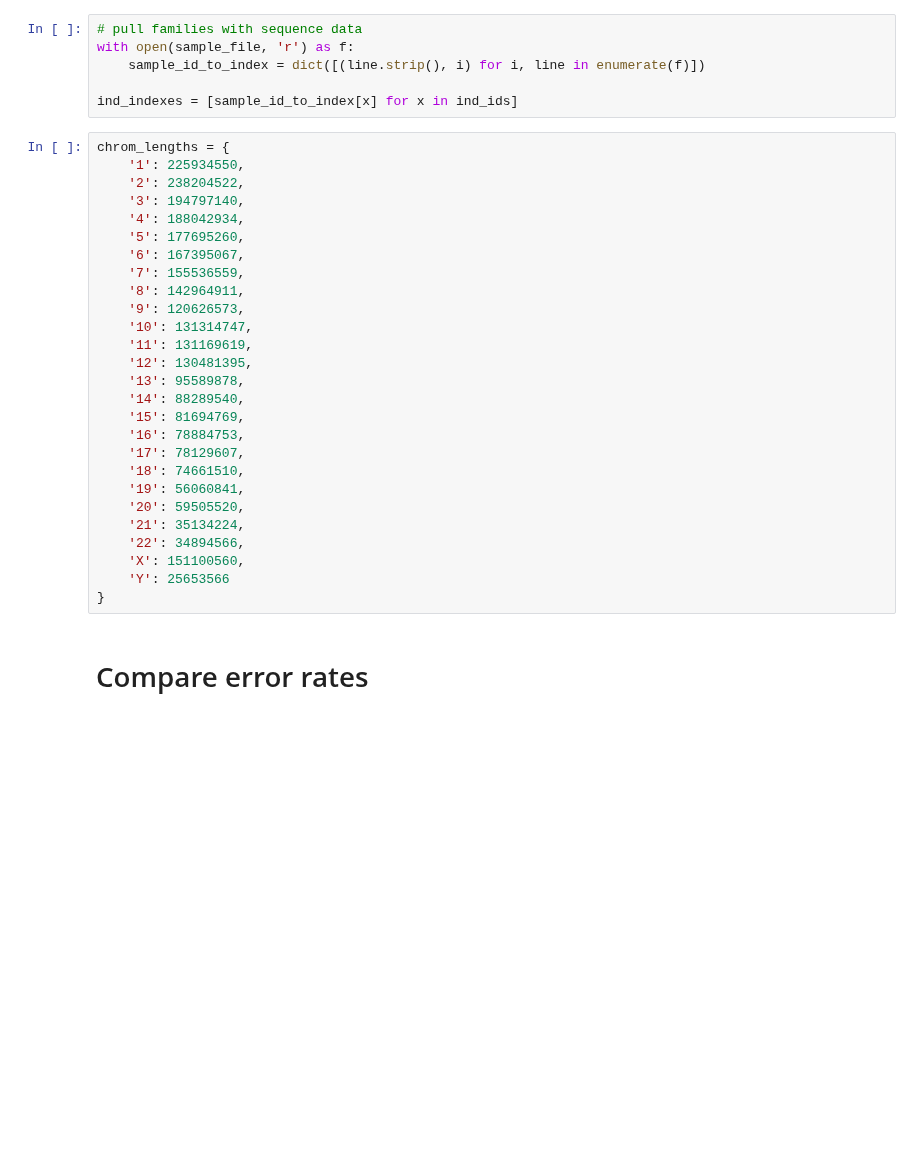
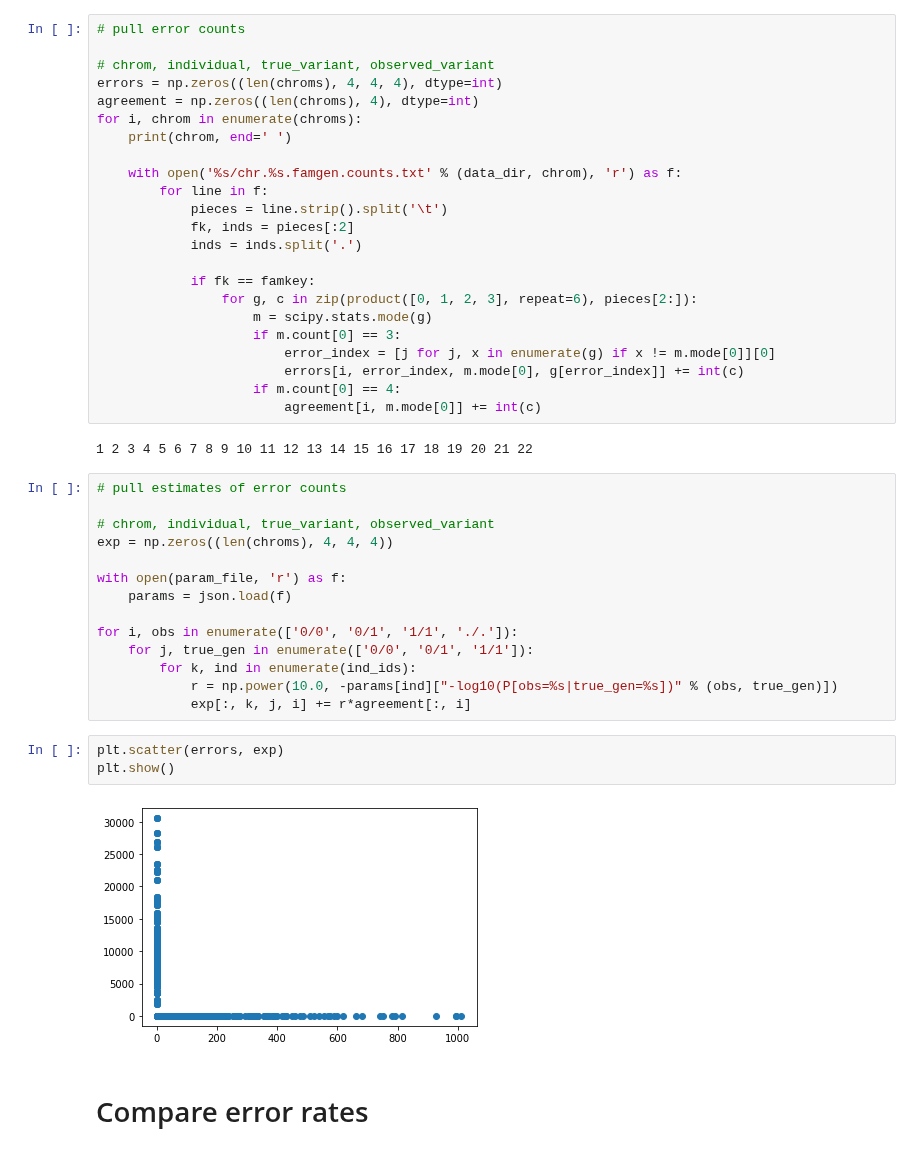
Before and after one commit to kpaskov/PhasingFamilies, a Jupyter notebook: parameter_estimation/Validate-Estimates.ipynb, the cells around one changed output. Cells and saved outputs as stored; diff of their text form; blank space fills up the shorter version.

```diff
--- a/parameter_estimation/Validate-Estimates.ipynb
+++ b/parameter_estimation/Validate-Estimates.ipynb
@@ -19,38 +18,49 @@ sample_file = '%s/chr.1.gen.samples.txt' % (data_dir)
 
 chroms = [str(x) for x in range(1, 23)]
-# %%
-# pull families with sequence data
-with open(sample_file, 'r') as f:
-    sample_id_to_index = dict([(line.strip(), i) for i, line in enumerate(f)])
-
-ind_indexes = [sample_id_to_index[x] for x in ind_ids]
-# %%
-chrom_lengths = {
-	'1': 225934550,
-	'2': 238204522,
-	'3': 194797140,
-	'4': 188042934,
-	'5': 177695260,
-	'6': 167395067,
-	'7': 155536559,
-	'8': 142964911,
-	'9': 120626573,
-	'10': 131314747,
-	'11': 131169619,
-	'12': 130481395,
-	'13': 95589878,
-	'14': 88289540,
-	'15': 81694769,
-	'16': 78884753,
-	'17': 78129607,
-	'18': 74661510,
-	'19': 56060841,
-	'20': 59505520,
-	'21': 35134224,
-	'22': 34894566,
-	'X': 151100560,
-	'Y': 25653566
-}
+# %%
+# pull error counts
+
+# chrom, individual, true_variant, observed_variant
+errors = np.zeros((len(chroms), 4, 4, 4), dtype=int)
+agreement = np.zeros((len(chroms), 4), dtype=int)
+for i, chrom in enumerate(chroms):
+    print(chrom, end=' ')
+
+    with open('%s/chr.%s.famgen.counts.txt' % (data_dir, chrom), 'r') as f:
+        for line in f:
+            pieces = line.strip().split('\t')
+            fk, inds = pieces[:2]
+            inds = inds.split('.')
+
+            if fk == famkey:
+                for g, c in zip(product([0, 1, 2, 3], repeat=6), pieces[2:]):
+                    m = scipy.stats.mode(g)
+                    if m.count[0] == 3:
+                        error_index = [j for j, x in enumerate(g) if x != m.mode[0]][0]
+                        errors[i, error_index, m.mode[0], g[error_index]] += int(c)
+                    if m.count[0] == 4:
+                        agreement[i, m.mode[0]] += int(c)
+# %% [output]
+1 2 3 4 5 6 7 8 9 10 11 12 13 14 15 16 17 18 19 20 21 22
+# %%
+# pull estimates of error counts
+
+# chrom, individual, true_variant, observed_variant
+exp = np.zeros((len(chroms), 4, 4, 4))
+
+with open(param_file, 'r') as f:
+    params = json.load(f)
+
+for i, obs in enumerate(['0/0', '0/1', '1/1', './.']):
+    for j, true_gen in enumerate(['0/0', '0/1', '1/1']):
+        for k, ind in enumerate(ind_ids):
+            r = np.power(10.0, -params[ind]["-log10(P[obs=%s|true_gen=%s])" % (obs, true_gen)])
+            exp[:, k, j, i] += r*agreement[:, i]
+# %%
+plt.scatter(errors, exp)
+plt.show()
+# %% [output]
+[figure, added]
 # %% [markdown]
 # Compare error rates
 # %%
```
Also changed, not shown: parts of 6 cells of this notebook, 1 other file.
